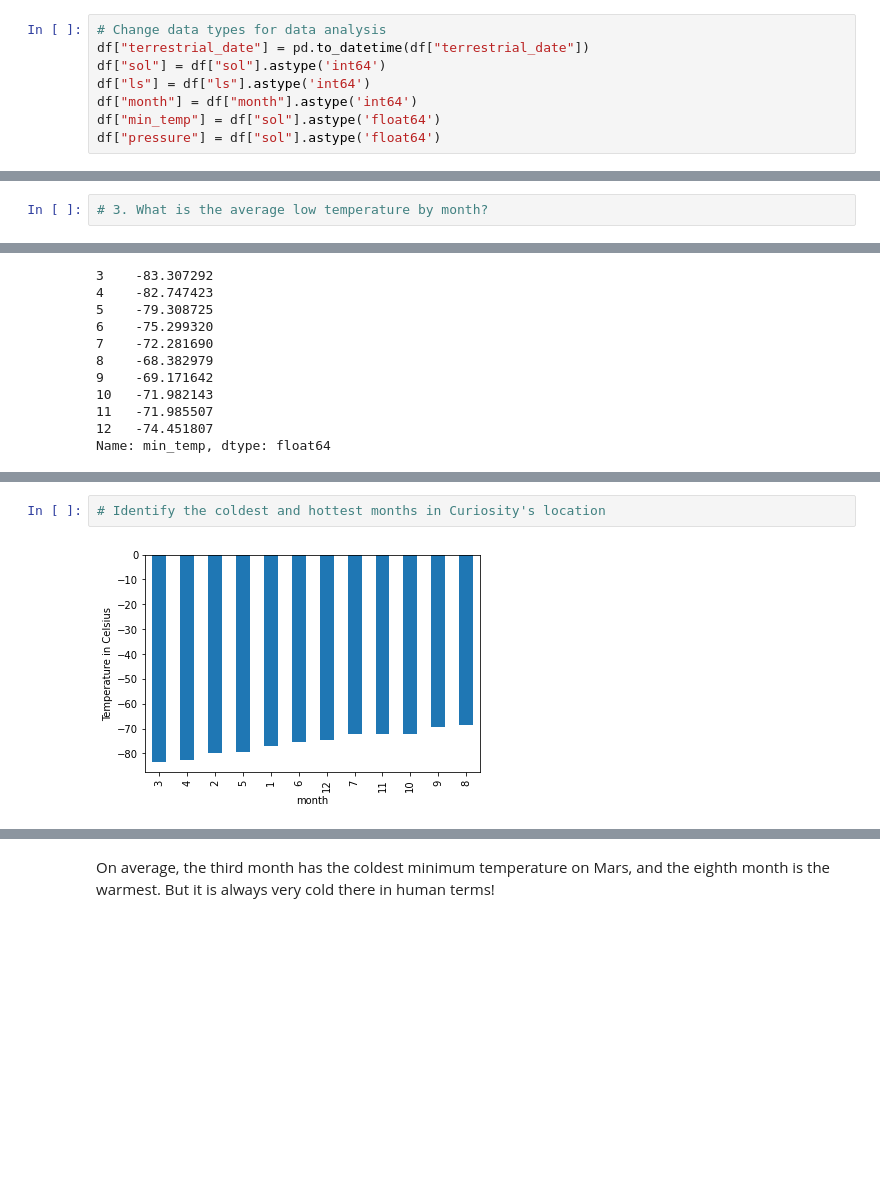
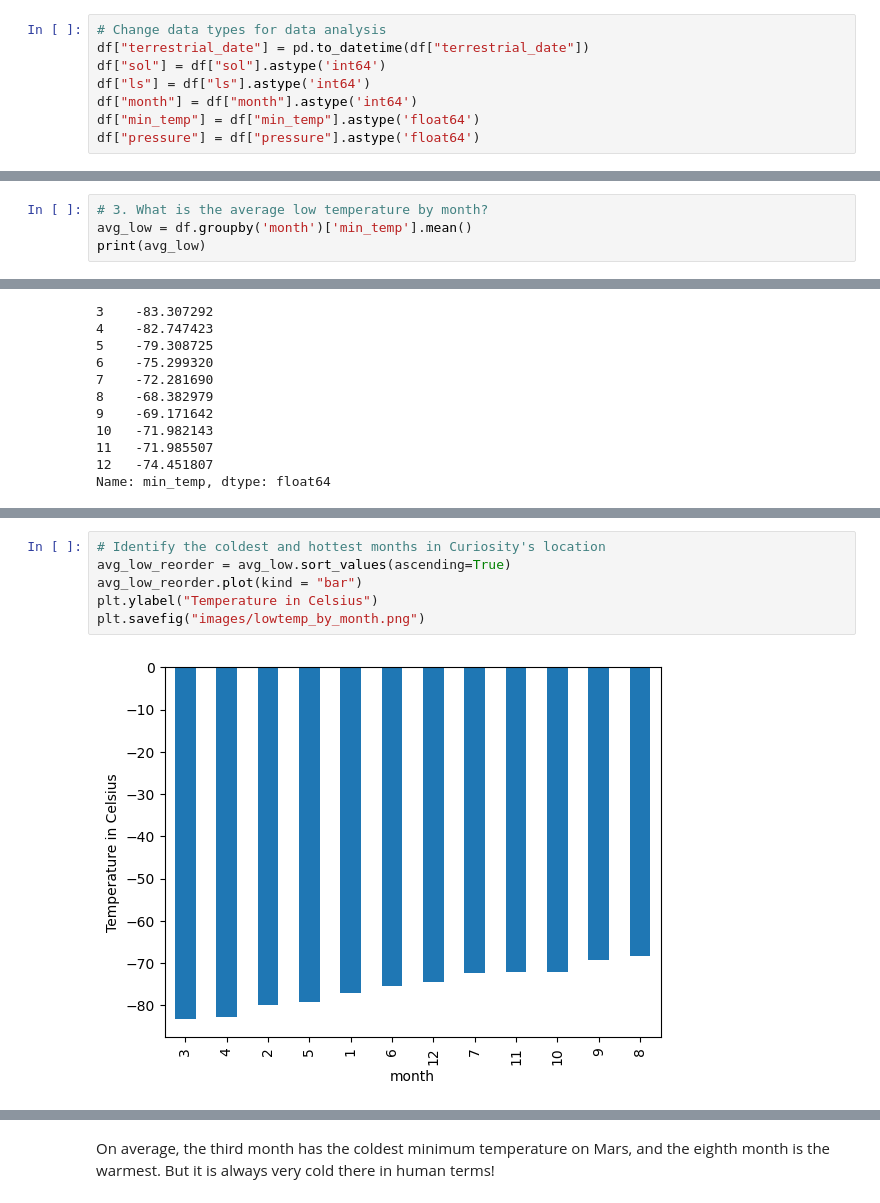
Before and after one commit to khp023/Mars_Analysis, a Jupyter notebook: part_2_mars_weather.ipynb, the cells around one changed output, grey strips where cells are left out. Saved outputs shown, nothing was run; the diff lists cells and outputs as text; blank space fills up the shorter version.

```diff
--- a/part_2_mars_weather.ipynb
+++ b/part_2_mars_weather.ipynb
@@ -118,8 +118,8 @@ df["terrestrial_date"] = pd.to_datetime(df["terrestrial_date"])
 df["sol"] = df["sol"].astype('int64')
 df["ls"] = df["ls"].astype('int64')
 df["month"] = df["month"].astype('int64')
-df["min_temp"] = df["sol"].astype('float64')
-df["pressure"] = df["sol"].astype('float64')
+df["min_temp"] = df["min_temp"].astype('float64')
+df["pressure"] = df["pressure"].astype('float64')
 # %%
 # Confirm type changes were successful by examining data types again
 df.dtypes
@@ -170,6 +175,8 @@ Name: month, dtype: int64
 1867
 # %%
 # 3. What is the average low temperature by month?
+avg_low = df.groupby('month')['min_temp'].mean()
+print(avg_low)
 # %% [output]
 month
 1    -77.160920
@@ -192,6 +202,10 @@ Name: min_temp, dtype: float64
 # %%
 # Identify the coldest and hottest months in Curiosity's location
+avg_low_reorder = avg_low.sort_values(ascending=True)
+avg_low_reorder.plot(kind = "bar")
+plt.ylabel("Temperature in Celsius")
+plt.savefig("images/lowtemp_by_month.png")
 # %% [output]
-[figure, old version]
+[figure, new version]
 # %%
 # 4. Average pressure by Martian month
```
Also changed, not shown: parts of 7 cells of this notebook, 4 other files.
